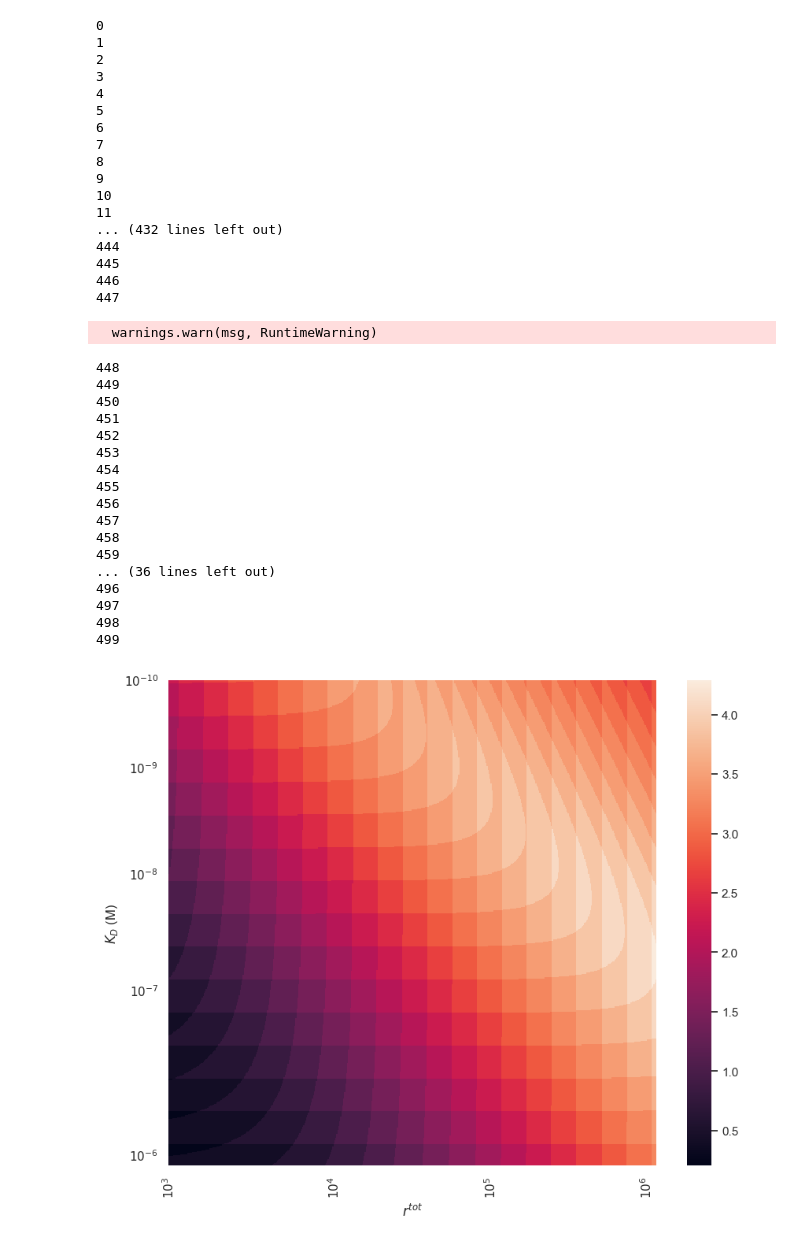
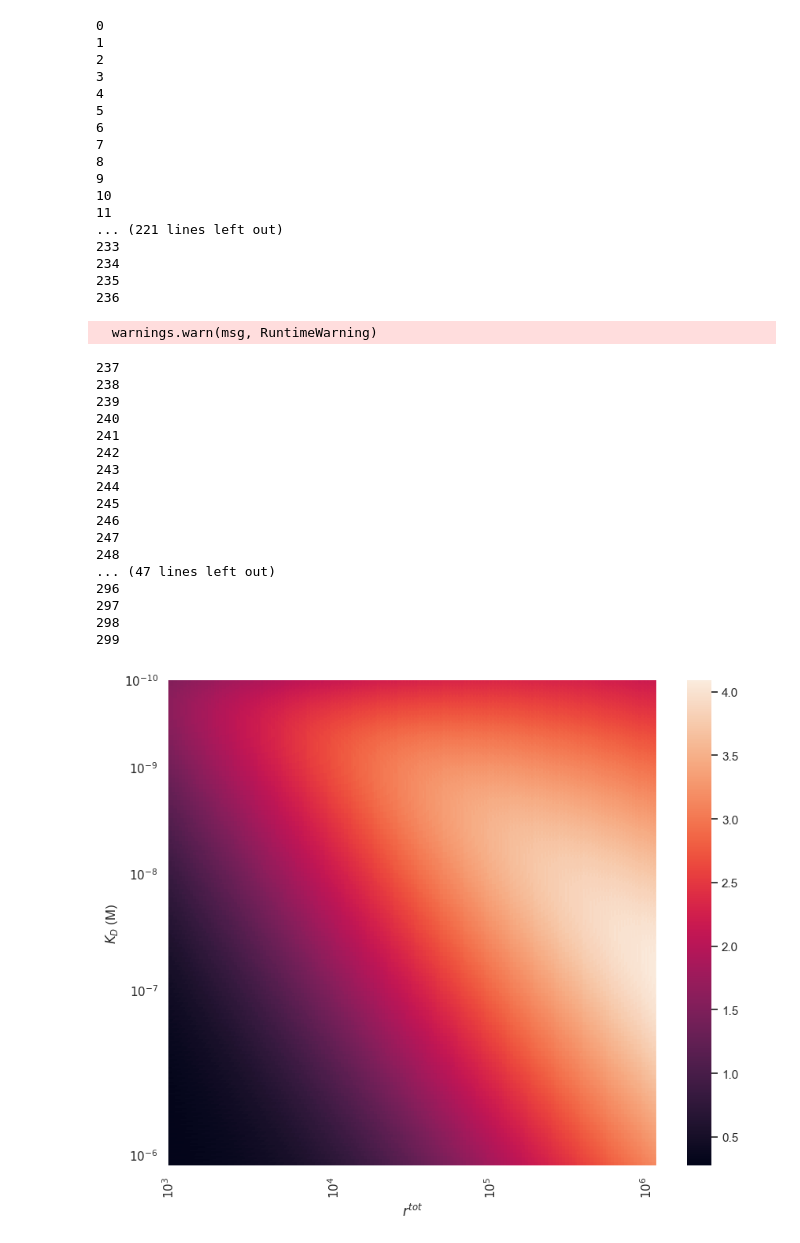
Before and after one commit to lukedtc/ADCC-Project, a Jupyter notebook: Avidity Investigation/Mono_vs_bivalent_binding.ipynb, the cells around one changed output. Saved outputs shown, nothing was run; the diff lists cells and outputs as text; code cells hidden in the pictures.

```diff
--- a/Avidity Investigation/Mono_vs_bivalent_binding.ipynb
+++ b/Avidity Investigation/Mono_vs_bivalent_binding.ipynb
@@ -67,13 +67,14 @@ def mono_valent_steady_state(Ainit, k1, koff, rtot):
 
     return st
 # %%
-A0s = np.geomspace(1e-14, 1e-4, 50)
+A0s = np.geomspace(1e-13, 5e-5, 350)
 # %%
-kon_powers = np.linspace(5, 3, 500)
-koff_powers = np.linspace(-5, -3, 500)
-rtots = np.geomspace(1e3, 1e6, 500)
+kon_powers = np.linspace(5, 3, 300)
+koff_powers = np.linspace(-5, -3, 300)
+rtots = np.linspace(3, 6, 300)
 kons = 10**kon_powers
 koffs = 10**koff_powers
+rtots = 10**rtots
 D = 1e-13
 k2 = 4*D/tumour_cell_surface_area
 mono_Ec50s = np.zeros_like(kon_powers)
@@ -126,39 +127,39 @@ for k, rtot in enumerate(rtots):
 9
 10
 11
-... (432 lines left out)
-444
-445
-446
-447
+... (221 lines left out)
+233
+234
+235
+236
   warnings.warn(msg, RuntimeWarning)
-448
-449
-450
-451
-452
-453
-454
-455
-456
-457
-458
-459
-... (36 lines left out)
-496
-497
-498
-499
+237
+238
+239
+240
+241
+242
+243
+244
+245
+246
+247
+248
+... (47 lines left out)
+296
+297
+298
+299
 # %%
 sns.set_theme()
 fig, ax = plt.subplots(figsize=(10, 8))
-line = sns.heatmap(Y1, xticklabels=True, yticklabels=True, ax=ax)
-ax.set_yticks([0, 9*10, 20*10, 32*10, 49*10])
-ax.set_xticks([0, 17*10, 33*10, 49*10])
+line = sns.heatmap(Y, xticklabels=True, yticklabels=True, ax=ax)
+ax.set_yticks([0, 9*6, 20*6, 32*6, 49*6])
+ax.set_xticks([0, 17*6, 33*6, 49*6])
 ax.set_yticklabels([r'$10^{-10}$', r'$10^{-9}$',r'$10^{-8}$', r'$10^{-7}$', r'$10^{-6}$'])
 ax.set_xticklabels([r'$10^3$', r'$10^4$', r'$10^5$', r'$10^6$'])
 ax.set_xlabel(r'$r^{tot}$')
 ax.set_ylabel(r'$K_D$ (M)')
-plt.savefig('/Users/lukeheirene/ADCC-Project/Figures/receptor_occupancy_high_res_delta_ec50_heatmap_D_1e-13.png')
+plt.savefig('/Users/lukeheirene/ADCC-Project/Figures/receptor_occupancy_high_res_delta_ec50_heatmap_D_1e-13.eps')
 # %% [output]
-[figure, old version]
+[figure, new version]
```
Also changed, not shown: parts of 1 cell of this notebook, 18 other files.
